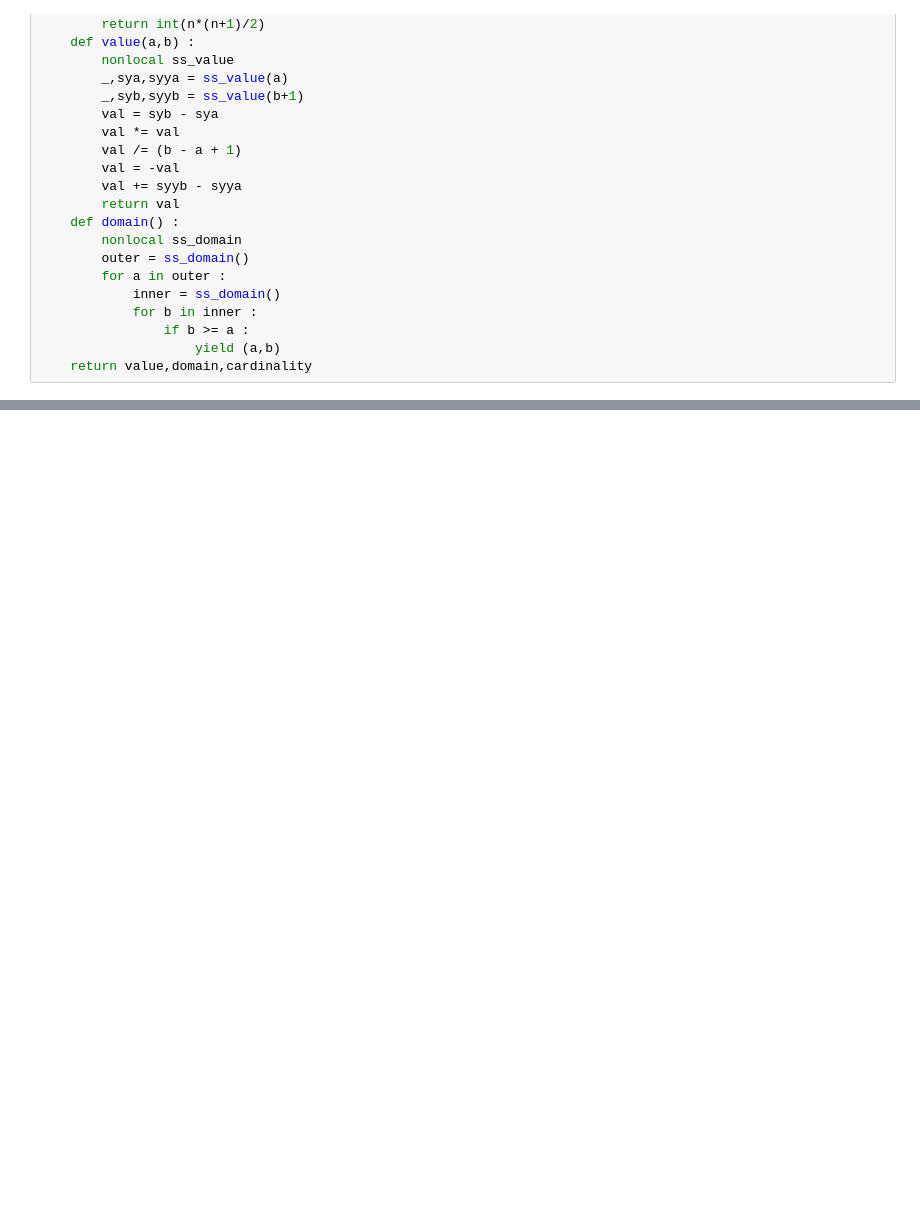
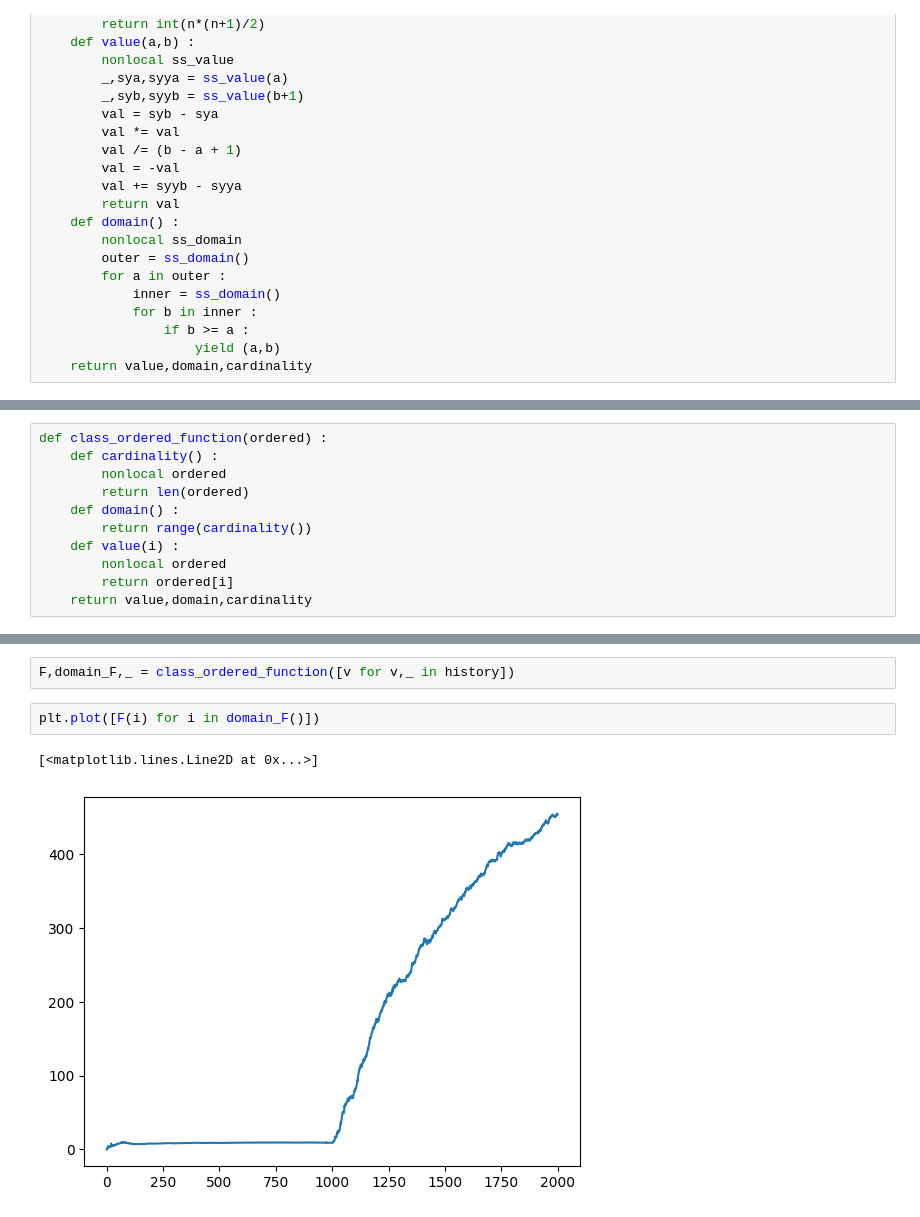
Before and after one commit to grosed/seqstats, a Jupyter notebook: notebooks/change-dection-v4.ipynb, the cells around one changed output, grey strips where cells are left out. Drawn from its saved outputs; the diff is of its cells as text; blank space fills up the shorter version.

```diff
--- a/notebooks/change-dection-v4.ipynb
+++ b/notebooks/change-dection-v4.ipynb
@@ -92,0 +123,11 @@ plt.plot(Y)
+# %%
+def class_ordered_function(ordered) :
+    def cardinality() :
+        nonlocal ordered
+        return len(ordered)
+    def domain() :
+        return range(cardinality())
+    def value(i) :
+        nonlocal ordered
+        return ordered[i]
+    return value,domain,cardinality
@@ -92,0 +180,7 @@ plt.plot(Y)
+# %%
+F,domain_F,_ = class_ordered_function([v for v,_ in history])
+# %%
+plt.plot([F(i) for i in domain_F()])
+# %% [output]
+[<matplotlib.lines.Line2D at 0x...>]
+[figure, added]
```
Also changed, not shown: parts of 13 cells of this notebook.
